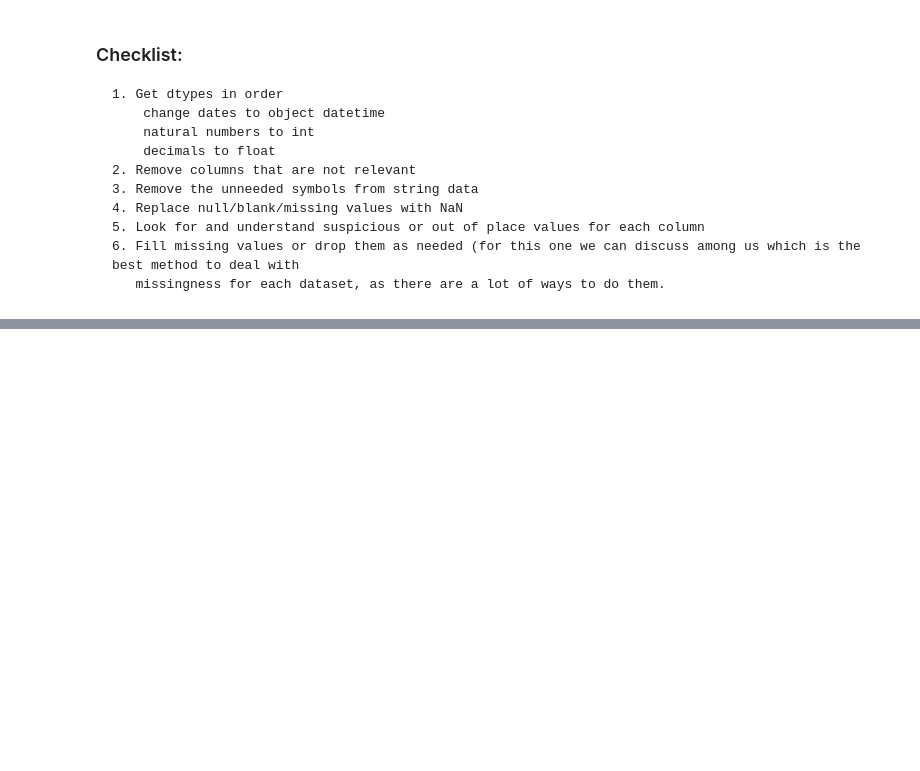
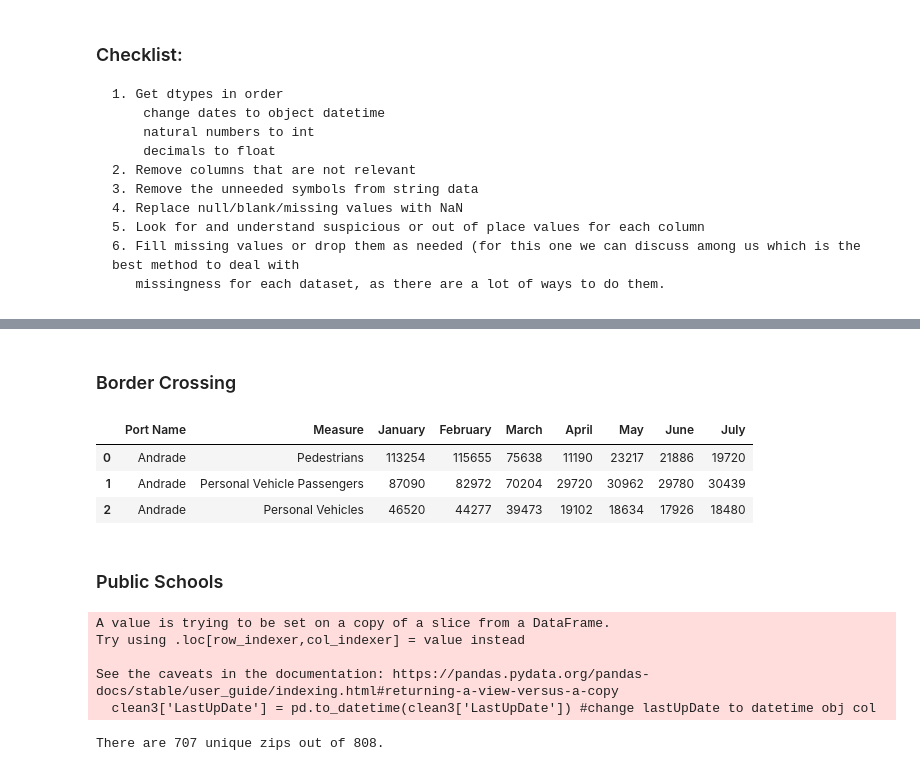
Before and after one commit to renaldyh27/COVID-Cool-for-School, a Jupyter notebook: Cleaning Datasets (Benjamin).ipynb, the cells around one changed output, grey strips where cells are left out. Cells and saved outputs as stored; diff of their text form; code cells hidden in the pictures; blank space fills up the shorter version.

```diff
--- a/Cleaning Datasets (Benjamin).ipynb
+++ b/Cleaning Datasets (Benjamin).ipynb
@@ -99,0 +82,17 @@ stats_sd
+# %% [markdown]
+### Border Crossing
+# %%
+months = ["January", "February", "March", "April", "May", "June", "July"]
+border = pd.read_csv("Datasets/border_crossings.csv")
+#Dropped nans
+border = border.dropna(axis=0)
+for month in months:
+    border[month] = border[month].str.replace(',', '').astype(int)
+border.head(3)
+# %% [output]
+|  | Port Name | Measure | January | February | March | April | May | June | July |
+| 0 | Andrade | Pedestrians | 113254 | 115655 | 75638 | 11190 | 23217 | 21886 | 19720 |
+| 1 | Andrade | Personal Vehicle Passengers | 87090 | 82972 | 70204 | 29720 | 30962 | 29780 | 30439 |
+| 2 | Andrade | Personal Vehicles | 46520 | 44277 | 39473 | 19102 | 18634 | 17926 | 18480 |
+# %% [markdown]
+### Public Schools
@@ -99,0 +117,27 @@ stats_sd
+# %%
+clean1 = schools.loc[schools['StatusType'] != 'Closed'] #drops closed schools
+clean2 = clean1.loc[clean1['School'] != 'No Data'] #drops district records - nonschools
+clean3 = clean2.loc[clean2['GSoffered'] != 'No Data'] #drops GSoffered no data schools
+clean3['LastUpDate'] = pd.to_datetime(clean3['LastUpDate']) #change lastUpDate to datetime obj col
+clean3 = clean3.reset_index().drop('index',axis = 1)
+schools = clean3
+
+schools = schools.replace("No Data",np.nan) #changed "No Data" into NaNs
+schools['Latitude'] = schools['Latitude'].astype(float) #changed latitutde to float dtype
+schools['Longitude'] = schools['Longitude'].astype(float) #changed longitude to float dtype
+schools = schools.drop(['StatusType','County'],axis = 1) #dropped statustype and county col since its all active and SD county
+schools['ClosedDate'] = pd.to_datetime(schools['ClosedDate']) #changed ClosedDate to datetime obj col
+schools['OpenDate'] = pd.to_datetime(schools['OpenDate']) # Changed OpenDate to datetime obj col
+# schools['CDSCode'] = schools['CDSCode'].astype(float) #changed CDSCode col to int dtype
+# %% [output]
+A value is trying to be set on a copy of a slice from a DataFrame.
+Try using .loc[row_indexer,col_indexer] = value instead
+
+See the caveats in the documentation: https://pandas.pydata.org/pandas-docs/stable/user_guide/indexing.html#returning-a-view-versus-a-copy
+  clean3['LastUpDate'] = pd.to_datetime(clean3['LastUpDate']) #change lastUpDate to datetime obj col
+# %%
+unique_zips = len(schools['Zip'].unique())
+total_zips = len(schools['Zip'])
+print("There are {} unique zips out of {}.".format(unique_zips,total_zips))
+# %% [output]
+There are 707 unique zips out of 808.
```
Also changed, not shown: parts of 17 cells of this notebook, 1 other file.
